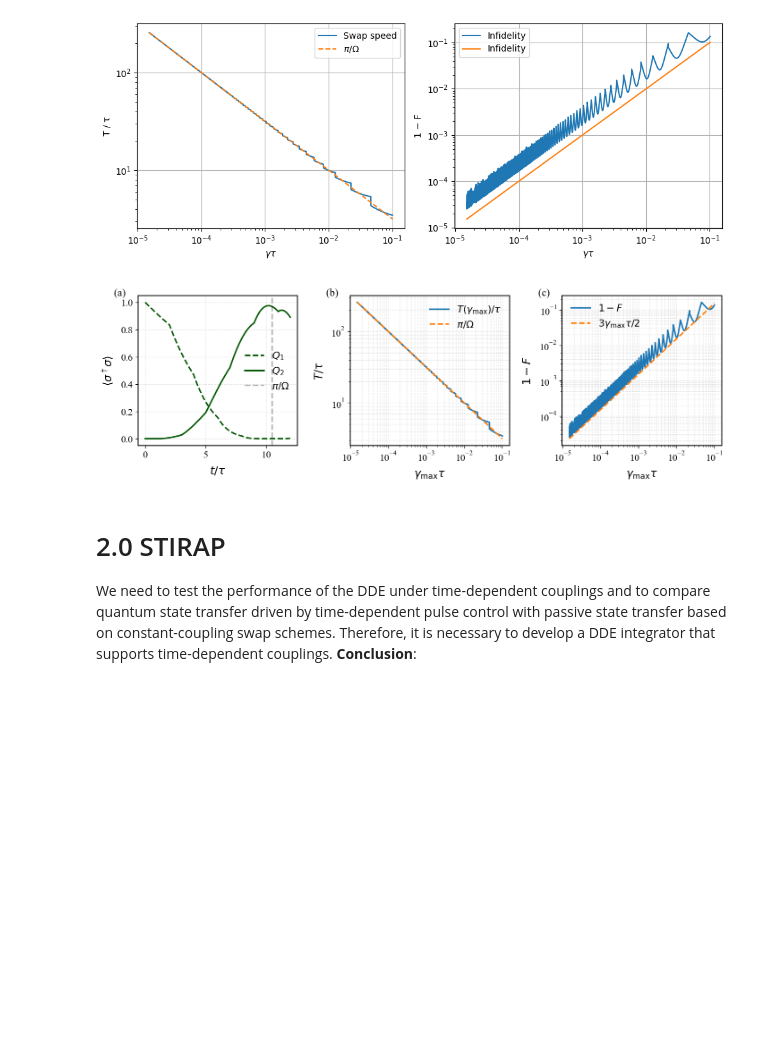
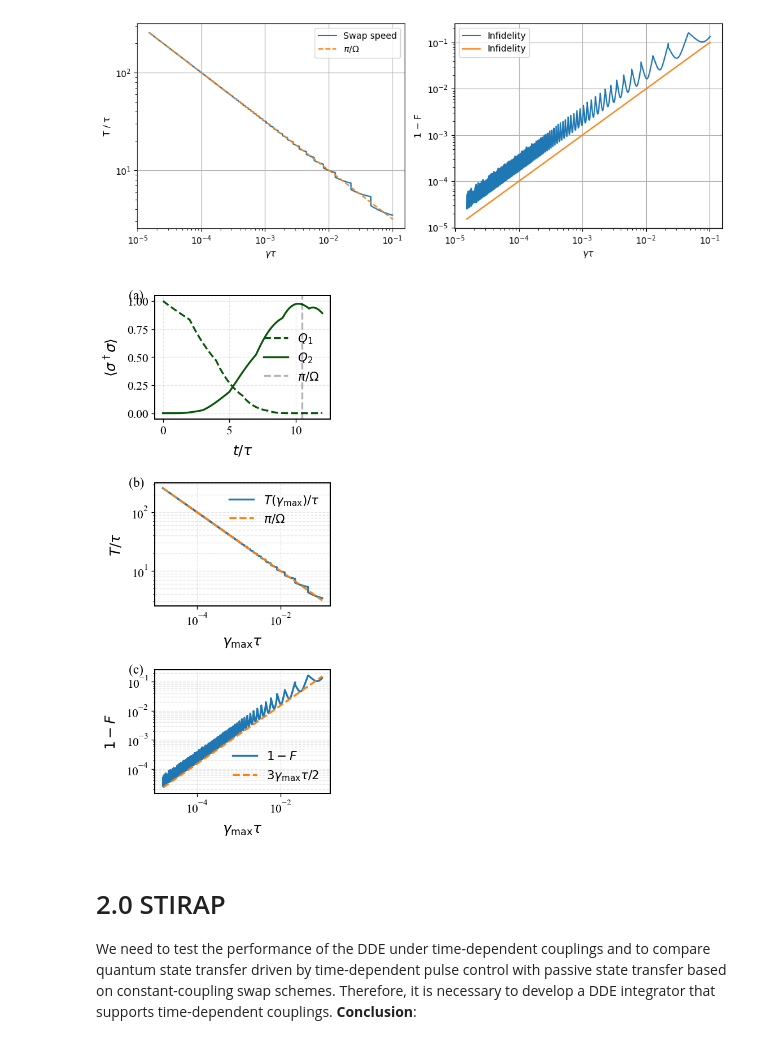
Before and after one commit to Taitoos2/non_markovian_qubit_swap, a Jupyter notebook: Idea_3.ipynb, the cells around one changed output. Saved outputs shown, nothing was run; the diff lists cells and outputs as text; code cells hidden in the pictures; blank space fills up the shorter version.

Commit message:
replot the stirap app figure

```diff
--- a/Idea_3.ipynb
+++ b/Idea_3.ipynb
@@ -36,11 +36,11 @@ expt_002_swapspeed(
 # %%
 from expt_sets import swap_appendix_graph
 
 swap_appendix_graph(
-    Delta=0.0, gamma=0.09, tau=1.0, T=12.0, dt_max=0.01, figsize=(4, 12)
+    Delta=0.0, gamma=0.09, tau=1.0, T=12.0, dt_max=0.01, figsize=(3.8, 8.5)
 )
 # %% [output]
-[figure, old version]
+[figure, new version]
 # %% [markdown]
 # 2.0 STIRAP
 
```
Also changed, not shown: parts of 1 cell of this notebook, 3 other files.
